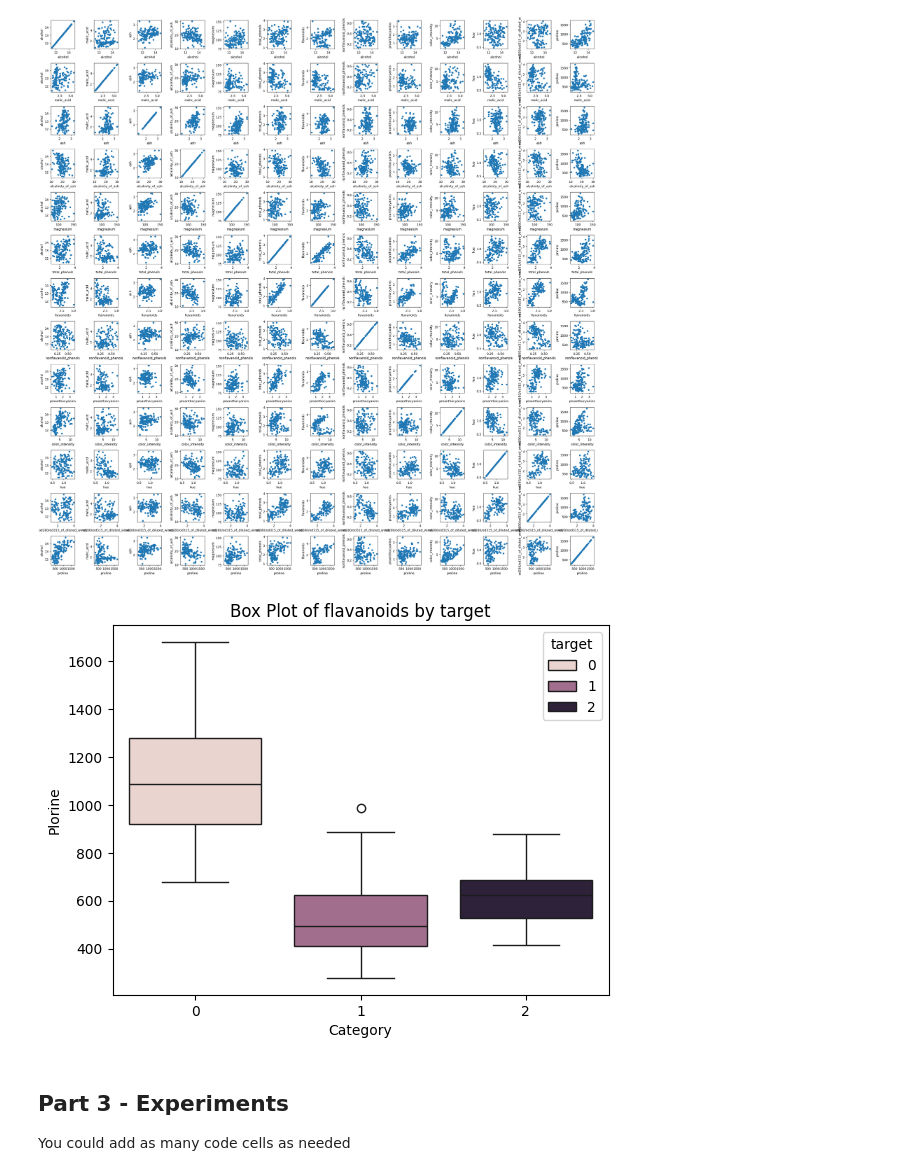
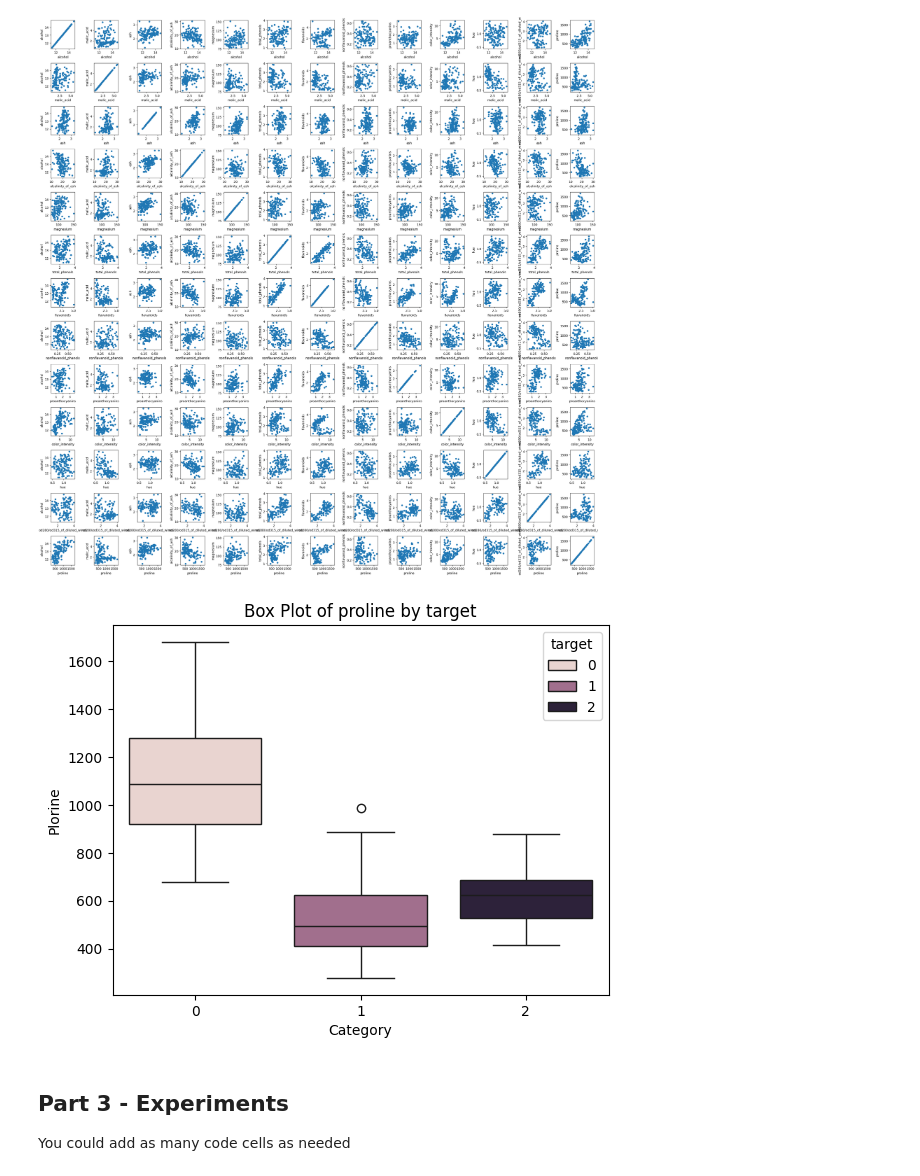
Before and after one commit to Guy-Eden/machine-learning-ex2, a Jupyter notebook: Assignment2_supervised_learning_flow.ipynb, the cells around one changed output. Drawn from its saved outputs; the diff is of its cells as text; code cells hidden in the pictures.

```diff
--- a/Assignment2_supervised_learning_flow.ipynb
+++ b/Assignment2_supervised_learning_flow.ipynb
@@ -112,12 +112,12 @@ plt.show()
 [figure]
 # %%
 sns.boxplot(x='target', y='proline', data=train_data, hue='target')
-plt.title('Box Plot of flavanoids by target')
+plt.title('Box Plot of proline by target')
 plt.xlabel('Category')
 plt.ylabel('Plorine')
 plt.show()
 # %% [output]
-[figure, old version]
+[figure, new version]
 # %% [markdown]
 ## Part 3 - Experiments
 You could add as many code cells as needed
```
Also changed, not shown: parts of 3 cells of this notebook.
